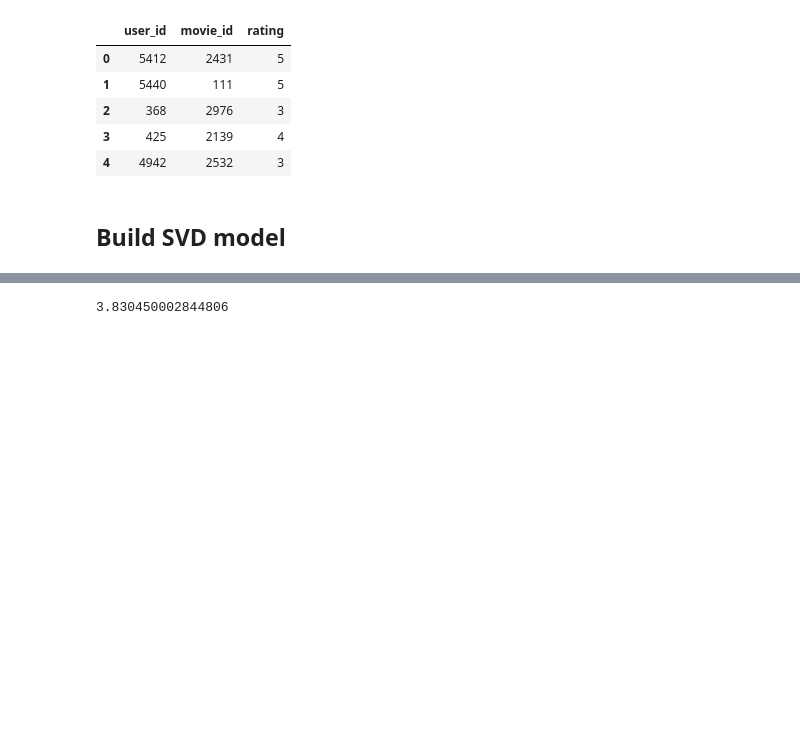
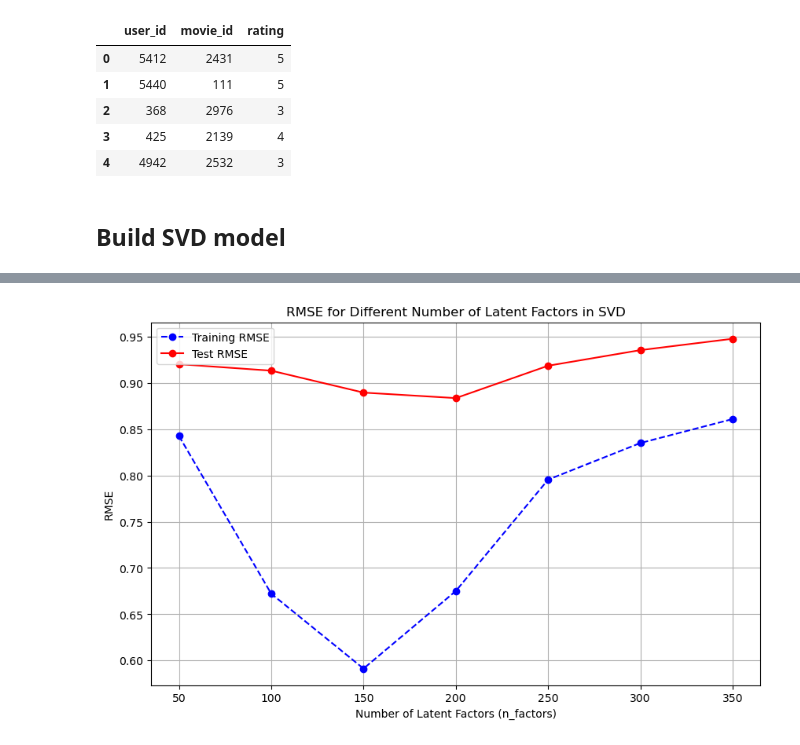
Before and after one commit to LazySiru/movieRecommendation, a Jupyter notebook: recommendationSystem/SVD Recommendation System.ipynb, the cells around one changed output, grey strips where cells are left out. Saved outputs shown, nothing was run; the diff lists cells and outputs as text; code cells hidden in the pictures; blank space fills up the shorter version.

```diff
--- a/recommendationSystem/SVD Recommendation System.ipynb
+++ b/recommendationSystem/SVD Recommendation System.ipynb
@@ -146,12 +146,23 @@ For parameters {'n_factors': 350, 'n_epochs': 20, 'lr_all': 0.02, 'reg_all': 0.1
-# %%
-best_svd_model = SVD(
-    n_factors=200,
-    n_epochs=50,
-    lr_all=0.005,
-    reg_all=0.1
-)
-best_svd_model.fit(train_data)
-
-best_svd_model.predict(196, 302).est
-# %% [output]
-3.830450002844806
+# %%
+import matplotlib.pyplot as plt
+# Extract RMSE values for plotting
+n_factors = [params['n_factors'] for params in hyperparameters]
+train_rmse_values = [r['training_rmse'] for r in res]
+test_rmse_values = [r['test_rmse'] for r in res]
+
+# Plot RMSE values for different n_factors
+plt.figure(figsize=(10, 6))
+plt.plot(n_factors, train_rmse_values, label="Training RMSE", marker='o', linestyle='--', color='b')
+plt.plot(n_factors, test_rmse_values, label="Test RMSE", marker='o', linestyle='-', color='r')
+
+# Adding labels and title
+plt.xlabel('Number of Latent Factors (n_factors)')
+plt.ylabel('RMSE')
+plt.title('RMSE for Different Number of Latent Factors in SVD')
+plt.legend()
+plt.grid(True)
+
+# Show the plot
+plt.show()
+# %% [output]
+[figure, added]
```
Also changed, not shown: parts of 7 cells of this notebook, 1 other file.
